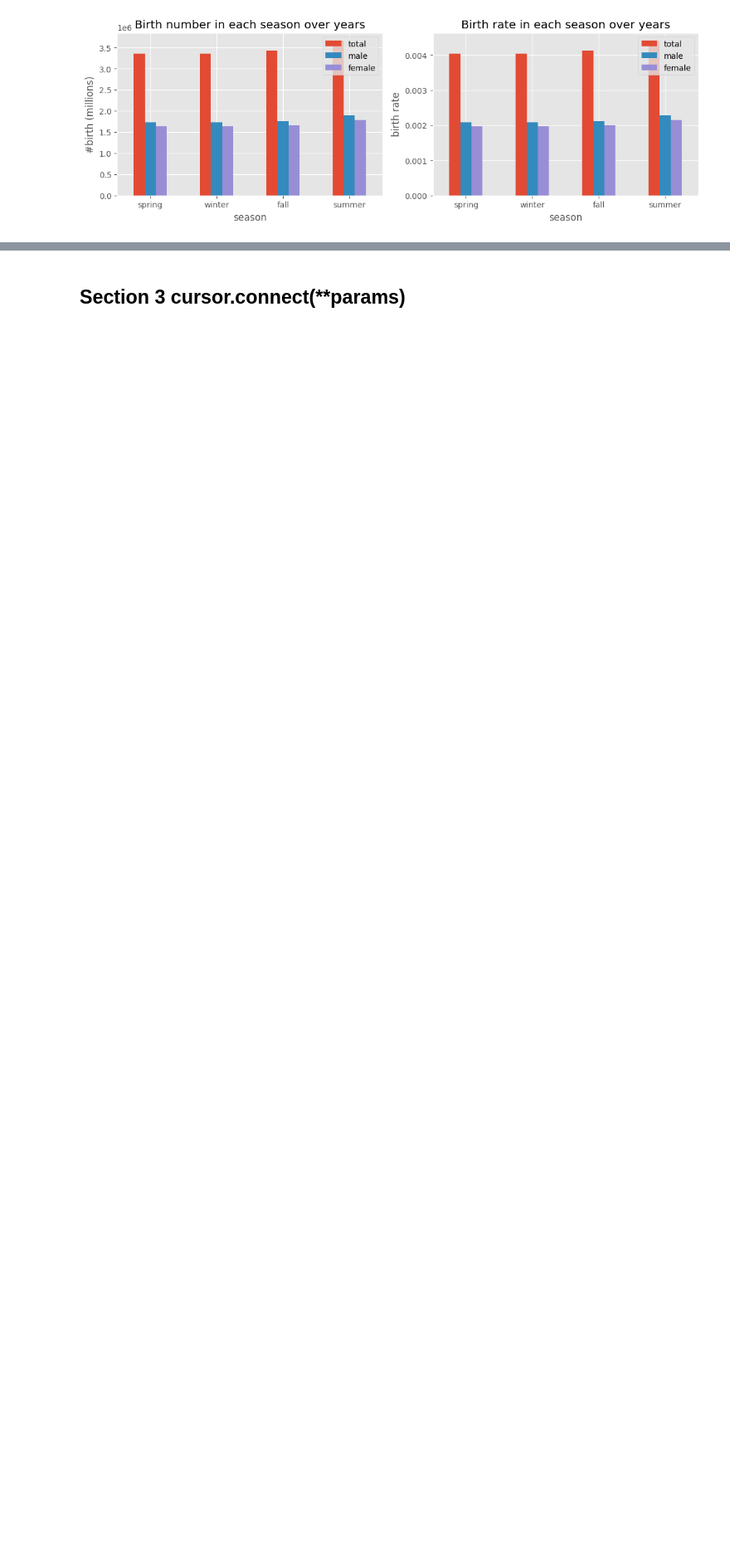
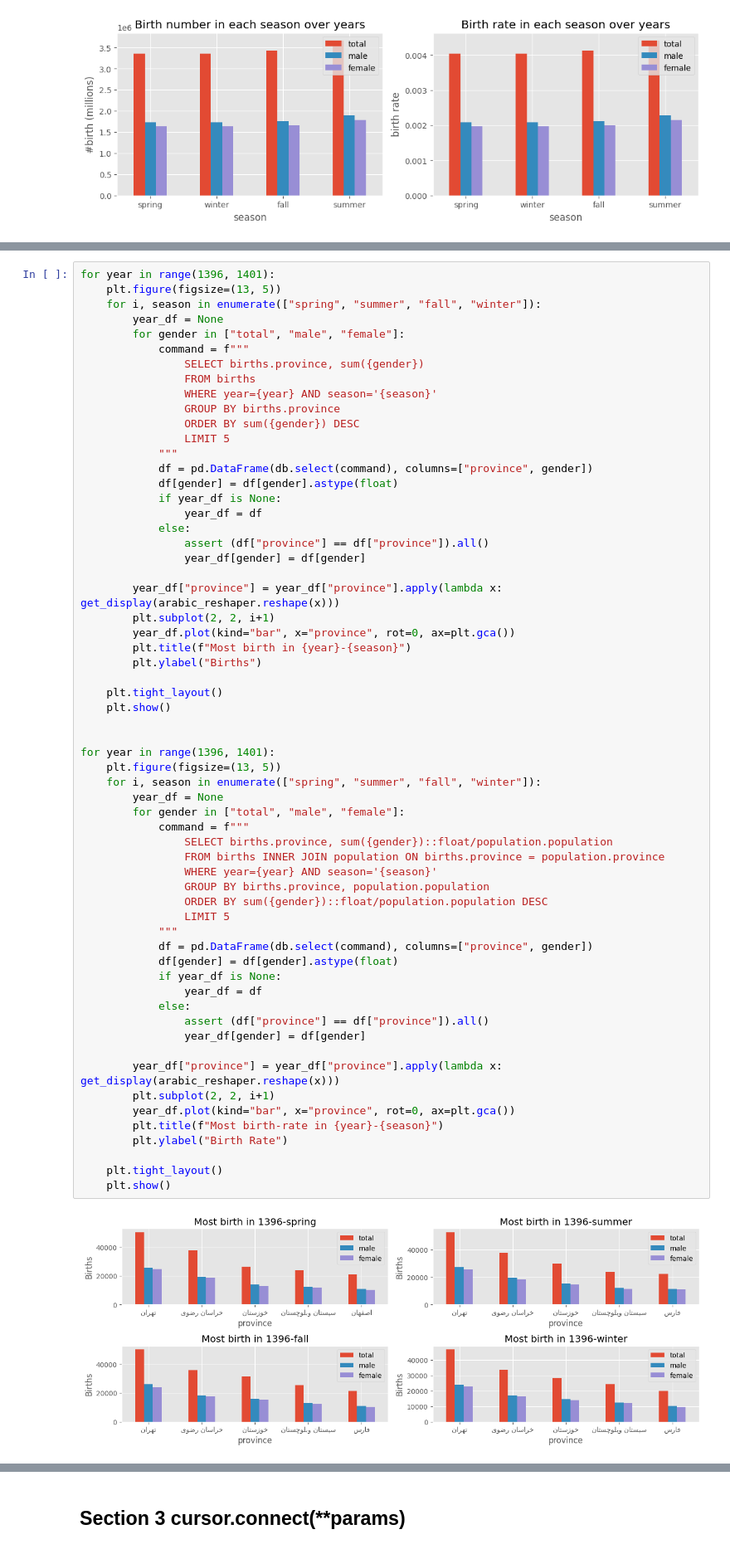
Before and after one commit to mohsenfayyaz/data-analytics-course-ut, a Jupyter notebook: HW4_SQL/DA_HW4_MohsenFayyaz.ipynb, the cells around one changed output, grey strips where cells are left out. Shown at 83% size. Saved outputs shown, nothing was run; the diff lists cells and outputs as text; blank space fills up the shorter version.

```diff
--- a/HW4_SQL/DA_HW4_MohsenFayyaz.ipynb
+++ b/HW4_SQL/DA_HW4_MohsenFayyaz.ipynb
@@ -492,0 +495,63 @@ plt.show()
+# %%
+for year in range(1396, 1401):
+    plt.figure(figsize=(13, 5))
+    for i, season in enumerate(["spring", "summer", "fall", "winter"]):
+        year_df = None
+        for gender in ["total", "male", "female"]:
+            command = f"""
+                SELECT births.province, sum({gender})
+                FROM births
+                WHERE year={year} AND season='{season}'
+                GROUP BY births.province
+                ORDER BY sum({gender}) DESC
+                LIMIT 5
+            """
+            df = pd.DataFrame(db.select(command), columns=["province", gender])
+            df[gender] = df[gender].astype(float)
+            if year_df is None:
+                year_df = df
+            else:
+                assert (df["province"] == df["province"]).all()
+                year_df[gender] = df[gender]
+
+        year_df["province"] = year_df["province"].apply(lambda x: get_display(arabic_reshaper.reshape(x)))
+        plt.subplot(2, 2, i+1)
+        year_df.plot(kind="bar", x="province", rot=0, ax=plt.gca())
+        plt.title(f"Most birth in {year}-{season}")
+        plt.ylabel("Births")
+
+    plt.tight_layout()
+    plt.show()
+
+
+for year in range(1396, 1401):
+    plt.figure(figsize=(13, 5))
+    for i, season in enumerate(["spring", "summer", "fall", "winter"]):
+        year_df = None
+        for gender in ["total", "male", "female"]:
+            command = f"""
+                SELECT births.province, sum({gender})::float/population.population
+                FROM births INNER JOIN population ON births.province = population.province
+                WHERE year={year} AND season='{season}'
+                GROUP BY births.province, population.population
+                ORDER BY sum({gender})::float/population.population DESC
+                LIMIT 5
+            """
+            df = pd.DataFrame(db.select(command), columns=["province", gender])
+            df[gender] = df[gender].astype(float)
+            if year_df is None:
+                year_df = df
+            else:
+                assert (df["province"] == df["province"]).all()
+                year_df[gender] = df[gender]
+
+        year_df["province"] = year_df["province"].apply(lambda x: get_display(arabic_reshaper.reshape(x)))
+        plt.subplot(2, 2, i+1)
+        year_df.plot(kind="bar", x="province", rot=0, ax=plt.gca())
+        plt.title(f"Most birth-rate in {year}-{season}")
+        plt.ylabel("Birth Rate")
+
+    plt.tight_layout()
+    plt.show()
+# %% [output]
+[figure, added]
```
Also changed, not shown: parts of 4 cells of this notebook, 7 other files.
